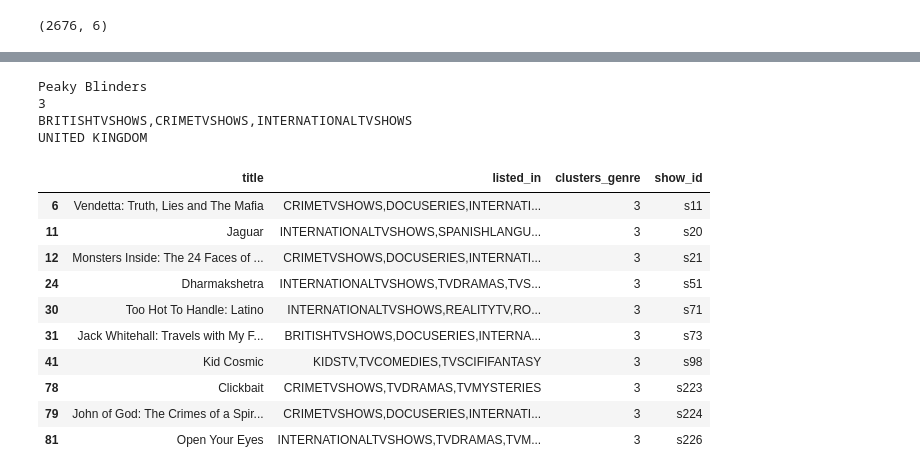
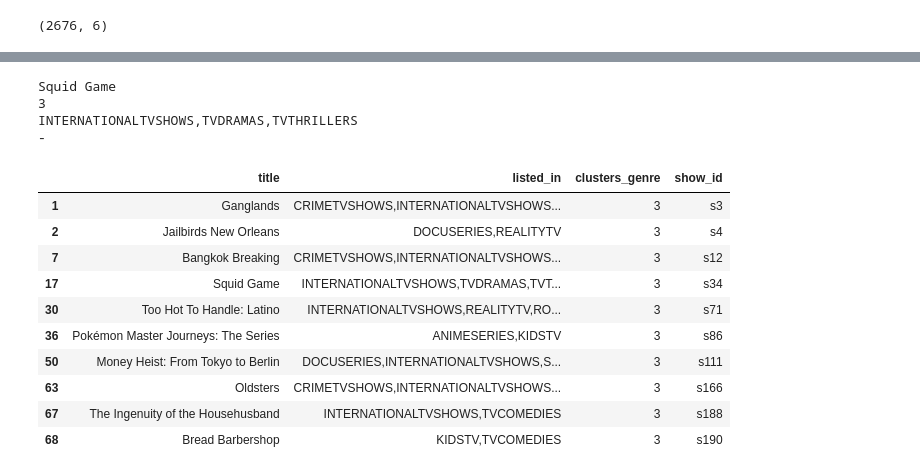
Before and after one commit to Kmaev/ml_ai_first_sprint, a Jupyter notebook: w_06_k_means_tv_series_recomendation_draft_02.ipynb, the cells around one changed output, grey strips where cells are left out. Drawn from its saved outputs; the diff is of its cells as text; code cells hidden in the pictures.

```diff
--- a/w_06_k_means_tv_series_recomendation_draft_02.ipynb
+++ b/w_06_k_means_tv_series_recomendation_draft_02.ipynb
@@ -126,0 +114,2 @@ tvs_df.head()
+# %%
+tvs_df = set_mapping(merged_df)
@@ -127,5 +125,4 @@ tvs_df.head()
 # %%
 sampled_df = tvs_df.drop(['show_id', 'title'], axis=1)
 # %%
-X_genre_type = np.array(sampled_df)
-X_genre_type
+X = np.array(sampled_df)
@@ -159,16 +148,8 @@ X_genre_type.shape
 # %% [output]
 (2676, 6)
 # %%
-kmeans_model = KMeans(n_clusters =19, random_state=2, algorithm='elkan')
+kmeans_model = KMeans(n_clusters =15, random_state=1, algorithm='elkan')
 
-#column_weights = np.ones(X_genre_type.shape[1])
-#column_weights[0] = 0.7
-
-#print(column_weights)
-#X_scaled= X_genre_type * column_weights
-
-#y_Kmeans = kmeans_model.fit_predict(X_scaled)
-#
-y_Kmeans = kmeans_model.fit_predict(X_genre_type)
+y_Kmeans = kmeans_model.fit_predict(X)
 print(y_Kmeans)
 # %% [output]
@@ -196,17 +177,17 @@ class QueryRecommends:
     name: str
     top_n: int
 
-def recommends(query):
-    name_upper = query.name
-    print(name_upper)
+def recommends(query_recommends):
+    name = query_recommends.name
+    print(name)
 
-    title_match = query.dataset[query.dataset['title'] == name_upper]
+    title_match = query_recommends.dataset[query_recommends.dataset['title'] == name]
 
     cluster_genre = title_match['clusters_genre'].iloc[0]
     print(cluster_genre)
-    recommendations = query.dataset[query.dataset['clusters_genre'] == cluster_genre]
+    recommendations = query_recommends.dataset[query_recommends.dataset['clusters_genre'] == cluster_genre]
 
-    top_recommendations = recommendations[['title', 'listed_in', 'clusters_genre', 'show_id']].head(query.top_n)
+    top_recommendations = recommendations[['title', 'listed_in', 'clusters_genre', 'show_id']].head(query_recommends.top_n)
 
     print(title_match['listed_in'].iloc[0])
     print(title_match['country'].iloc[0])
@@ -214,22 +195,22 @@ def recommends(query):
 
     return top_recommendations
 # %%
-query = QueryRecommends(dataset=df_cluster, name='Peaky Blinders', top_n=10)
+query = QueryRecommends(dataset=df_cluster, name='Squid Game', top_n=10)
 result = recommends(query)
 result
 # %% [output]
-Peaky Blinders
+Squid Game
 3
-BRITISHTVSHOWS,CRIMETVSHOWS,INTERNATIONALTVSHOWS
-UNITED KINGDOM
+INTERNATIONALTVSHOWS,TVDRAMAS,TVTHRILLERS
+-
 |  | title | listed_in | clusters_genre | show_id |
-| 6 | Vendetta: Truth, Lies and The Mafia | CRIMETVSHOWS,DOCUSERIES,INTERNATI... | 3 | s11 |
-| 11 | Jaguar | INTERNATIONALTVSHOWS,SPANISHLANGU... | 3 | s20 |
-| 12 | Monsters Inside: The 24 Faces of ... | CRIMETVSHOWS,DOCUSERIES,INTERNATI... | 3 | s21 |
-| 24 | Dharmakshetra | INTERNATIONALTVSHOWS,TVDRAMAS,TVS... | 3 | s51 |
+| 1 | Ganglands | CRIMETVSHOWS,INTERNATIONALTVSHOWS... | 3 | s3 |
+| 2 | Jailbirds New Orleans | DOCUSERIES,REALITYTV | 3 | s4 |
+| 7 | Bangkok Breaking | CRIMETVSHOWS,INTERNATIONALTVSHOWS... | 3 | s12 |
+| 17 | Squid Game | INTERNATIONALTVSHOWS,TVDRAMAS,TVT... | 3 | s34 |
 | 30 | Too Hot To Handle: Latino | INTERNATIONALTVSHOWS,REALITYTV,RO... | 3 | s71 |
-| 31 | Jack Whitehall: Travels with My F... | BRITISHTVSHOWS,DOCUSERIES,INTERNA... | 3 | s73 |
-| 41 | Kid Cosmic | KIDSTV,TVCOMEDIES,TVSCIFIFANTASY | 3 | s98 |
-| 78 | Clickbait | CRIMETVSHOWS,TVDRAMAS,TVMYSTERIES | 3 | s223 |
-| 79 | John of God: The Crimes of a Spir... | CRIMETVSHOWS,DOCUSERIES,INTERNATI... | 3 | s224 |
-| 81 | Open Your Eyes | INTERNATIONALTVSHOWS,TVDRAMAS,TVM... | 3 | s226 |
+| 36 | Pokémon Master Journeys: The Series | ANIMESERIES,KIDSTV | 3 | s86 |
+| 50 | Money Heist: From Tokyo to Berlin | DOCUSERIES,INTERNATIONALTVSHOWS,S... | 3 | s111 |
+| 63 | Oldsters | CRIMETVSHOWS,INTERNATIONALTVSHOWS... | 3 | s166 |
+| 67 | The Ingenuity of the Househusband | INTERNATIONALTVSHOWS,TVCOMEDIES | 3 | s188 |
+| 68 | Bread Barbershop | KIDSTV,TVCOMEDIES | 3 | s190 |
```
Also changed, not shown: parts of 9 cells of this notebook.
